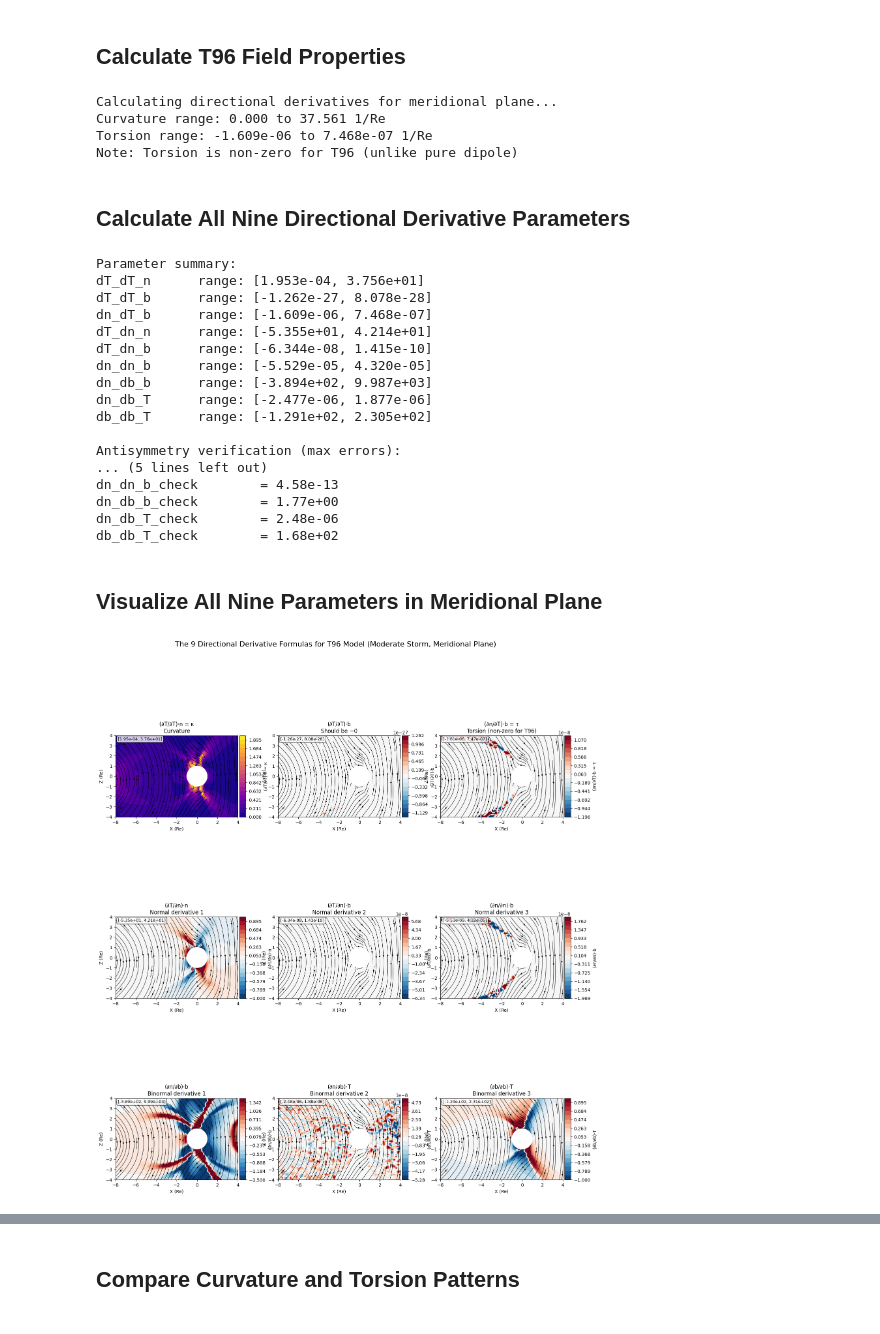
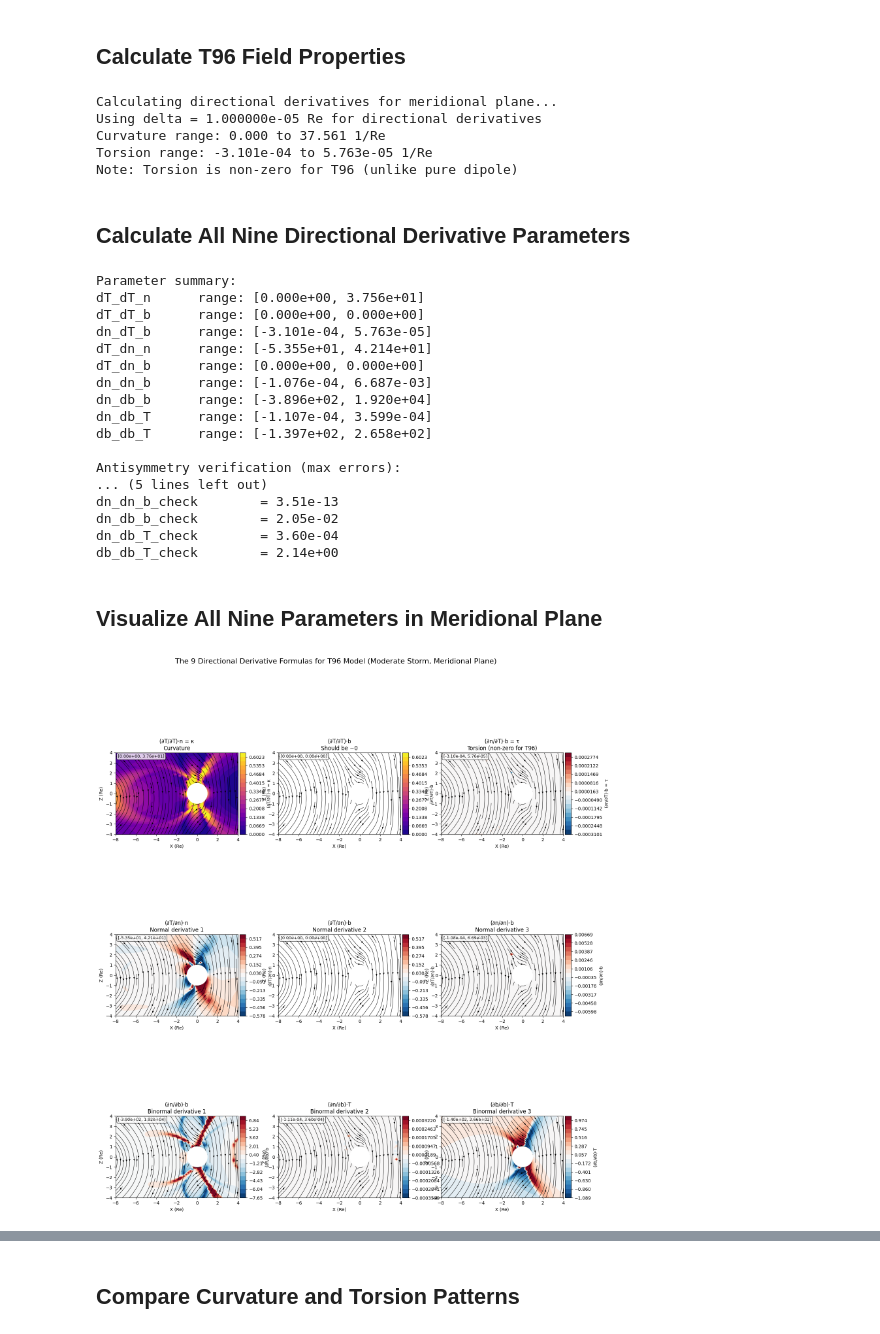
Before and after one commit to Butadiene/Mageometry, a Jupyter notebook: examples/notebooks/14_t96_storm_directional_derivatives.ipynb, the cells around one changed output, grey strips where cells are left out. Saved outputs shown, nothing was run; the diff lists cells and outputs as text; code cells hidden in the pictures.

```diff
--- a/examples/notebooks/14_t96_storm_directional_derivatives.ipynb
+++ b/examples/notebooks/14_t96_storm_directional_derivatives.ipynb
@@ -137,8 +138,11 @@ def t96_field_wrapper(parmod, ps, x, y, z):
 # Calculate all 9 directional derivatives for meridional plane
 print("Calculating directional derivatives for meridional plane...")
 derivatives_mer = field_line_directional_derivatives_vectorized(
-    t96_field_wrapper, parmod, ps, x_mer_flat, y_mer_flat, z_mer_flat, delta = 0.0001
+    t96_field_wrapper, parmod, ps, x_mer_flat, y_mer_flat, z_mer_flat, delta = 1e-5
 )
+
+delta_min = 1e-5
+print(f"Using delta = {delta_min:e} Re for directional derivatives")
 
 # Extract curvature and torsion
 curvature_mer, torsion_mer = get_curvature_torsion_from_derivatives(derivatives_mer)
@@ -152,8 +156,9 @@ print(f"Torsion range: {torsion_mer.min():.3e} to {torsion_mer.max():.3e} 1/Re")
 print("Note: Torsion is non-zero for T96 (unlike pure dipole)")
 # %% [output]
 Calculating directional derivatives for meridional plane...
+Using delta = 1.000000e-05 Re for directional derivatives
 Curvature range: 0.000 to 37.561 1/Re
-Torsion range: -1.609e-06 to 7.468e-07 1/Re
+Torsion range: -3.101e-04 to 5.763e-05 1/Re
 Note: Torsion is non-zero for T96 (unlike pure dipole)
 # %% [markdown]
 ## Calculate All Nine Directional Derivative Parameters
@@ -163,12 +168,16 @@ params = {}
 # Main 9 formulas
 for key in ['dT_dT_n', 'dT_dT_b', 'dn_dT_b', 'dT_dn_n', 'dT_dn_b',
             'dn_dn_b', 'dn_db_b', 'dn_db_T', 'db_db_T']:
-    params[key] = derivatives_mer[key].reshape(X_mer.shape)
+    arr = derivatives_mer[key].reshape(X_mer.shape)
+    arr[np.abs(arr) < delta_min] = 0
+    params[key] = arr
 
 # Also add antisymmetric counterparts for verification
 for key in ['dn_dT_T', 'db_dT_T', 'db_dT_n', 'dn_dn_T', 'db_dn_T',
             'db_dn_n', 'db_db_n', 'dT_db_n', 'dT_db_b']:
-    params[key] = derivatives_mer[key].reshape(X_mer.shape)
+    arr = derivatives_mer[key].reshape(X_mer.shape)
+    arr[np.abs(arr) < delta_min] = 0
+    params[key] = arr
 
 # Verify antisymmetry
 errors_mer = verify_antisymmetry_relations(derivatives_mer)
@@ -192,22 +201,22 @@ for name, error in errors_mer.items():
     print(f"{name:20} = {max_error:.2e}")
 # %% [output]
 Parameter summary:
-dT_dT_n      range: [1.953e-04, 3.756e+01]
-dT_dT_b      range: [-1.262e-27, 8.078e-28]
-dn_dT_b      range: [-1.609e-06, 7.468e-07]
+dT_dT_n      range: [0.000e+00, 3.756e+01]
+dT_dT_b      range: [0.000e+00, 0.000e+00]
+dn_dT_b      range: [-3.101e-04, 5.763e-05]
 dT_dn_n      range: [-5.355e+01, 4.214e+01]
-dT_dn_b      range: [-6.344e-08, 1.415e-10]
-dn_dn_b      range: [-5.529e-05, 4.320e-05]
-dn_db_b      range: [-3.894e+02, 9.987e+03]
-dn_db_T      range: [-2.477e-06, 1.877e-06]
-db_db_T      range: [-1.291e+02, 2.305e+02]
+dT_dn_b      range: [0.000e+00, 0.000e+00]
+dn_dn_b      range: [-1.076e-04, 6.687e-03]
+dn_db_b      range: [-3.896e+02, 1.920e+04]
+dn_db_T      range: [-1.107e-04, 3.599e-04]
+db_db_T      range: [-1.397e+02, 2.658e+02]
 
 Antisymmetry verification (max errors):
 ... (5 lines left out)
-dn_dn_b_check        = 4.58e-13
-dn_db_b_check        = 1.77e+00
-dn_db_T_check        = 2.48e-06
-db_db_T_check        = 1.68e+02
+dn_dn_b_check        = 3.51e-13
+dn_db_b_check        = 2.05e-02
+dn_db_T_check        = 3.60e-04
+db_db_T_check        = 2.14e+00
 # %% [markdown]
 ## Visualize All Nine Parameters in Meridional Plane
 # %%
@@ -233,15 +242,15 @@ plot_info = [
     ('db_db_T', '(∂b/∂b)·T', 'Binormal derivative 3', 'RdBu_r')
 ]
 vlim_dict = {
-    'dT_dT_n': (0, 2),  # 例: (0.0, 0.5) のように入れると手動指定
+    'dT_dT_n': (None, None),
     'dT_dT_b': (None, None),
     'dn_dT_b': (None, None),
-    'dT_dn_n': (-1, 1),
+    'dT_dn_n': (None, None),
     'dT_dn_b': (None, None),
     'dn_dn_b': (None, None),
-    'dn_db_b': (-1.5, 1.5),  # dn_db_b も手動設定したい場合ここに
+    'dn_db_b': (None, None),
     'dn_db_T': (None, None),
-    'db_db_T': (-1, 1),
+    'db_db_T': (None, None),
 }
 
 for idx, (param_name, formula, title, cmap) in enumerate(plot_info):
@@ -253,28 +262,27 @@ for idx, (param_name, formula, title, cmap) in enumerate(plot_info):
     user_vmin, user_vmax = vlim_dict.get(param_name, (None, None))
 
     if (user_vmin is not None) and (user_vmax is not None):
-        # ユーザー指定がある場合はそれを優先
         vmin, vmax = user_vmin, user_vmax
     else:
-        # 指定がなければ従来通り自動スケール
         if param_name == 'dT_dT_n':  # Curvature is always positive
             vmin, vmax = 0, np.percentile(data, 95)
         else:
             vmax = np.percentile(np.abs(data), 95)
-            if vmax < 1e-10:
+            if vmax < 1e-15:
                 vmax = np.max(np.abs(data))
             vmin = -vmax
 
     data_for_plot = np.clip(data, vmin, vmax)
 
-    levels = np.linspace(vmin, vmax, 20)
+    if(vmin != vmax):
+        levels = np.linspace(vmin, vmax, 20)
 
-    im = ax.contourf(
-        X_mer, Z_mer, data_for_plot,
-        levels=levels,
-        cmap=cmap,
-        vmin=vmin, vmax=vmax
-    )
+        im = ax.contourf(
+            X_mer, Z_mer, data_for_plot,
+            levels=levels,
+            cmap=cmap,
+            vmin=vmin, vmax=vmax
+        )
 
     # Overlapping magnetic field streamlines (magnetic field lines)
     strm = ax.streamplot(
@@ -287,31 +295,31 @@ for idx, (param_name, formula, title, cmap) in enumerate(plot_info):
     )
 
     # Add Earth
     circle = plt.Circle((0, 0), 1, color='white', zorder=10)
     ax.add_patch(circle)
 
     # Labels and formatting
     ax.set_xlabel('X (Re)')
     ax.set_ylabel('Z (Re)')
     ax.set_title(f'{formula}\n{title}', fontsize=12)
     ax.set_aspect('equal')
     ax.set_xlim(x_mer.min(), x_mer.max())
     ax.set_ylim(z_mer.min(), z_mer.max())
 
     # Colorbar
     divider = make_axes_locatable(ax)
     cax = divider.append_axes("right", size="5%", pad=0.05)
     cbar = plt.colorbar(im, cax=cax)
     cbar.set_label(formula, fontsize=10)
 
     # Add text with range
     range_text = f"[{data.min():.2e}, {data.max():.2e}]"
     ax.text(0.02, 0.98, range_text, transform=ax.transAxes,
             fontsize=9, verticalalignment='top',
             bbox=dict(boxstyle='round', facecolor='white', alpha=0.8))
 
 plt.suptitle('The 9 Directional Derivative Formulas for T96 Model (Moderate Storm, Meridional Plane)', fontsize=16)
 plt.tight_layout()
 plt.show()
 # %% [output]
-[figure, old version]
+[figure, new version]
```
Also changed, not shown: parts of 8 cells of this notebook, 1 other file.
